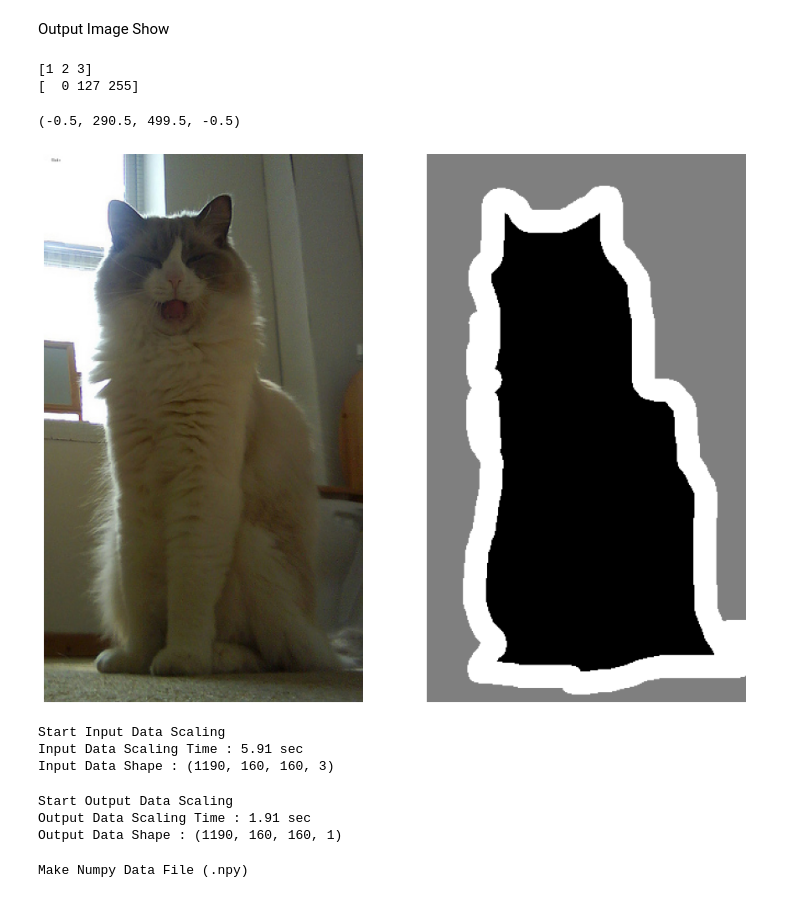
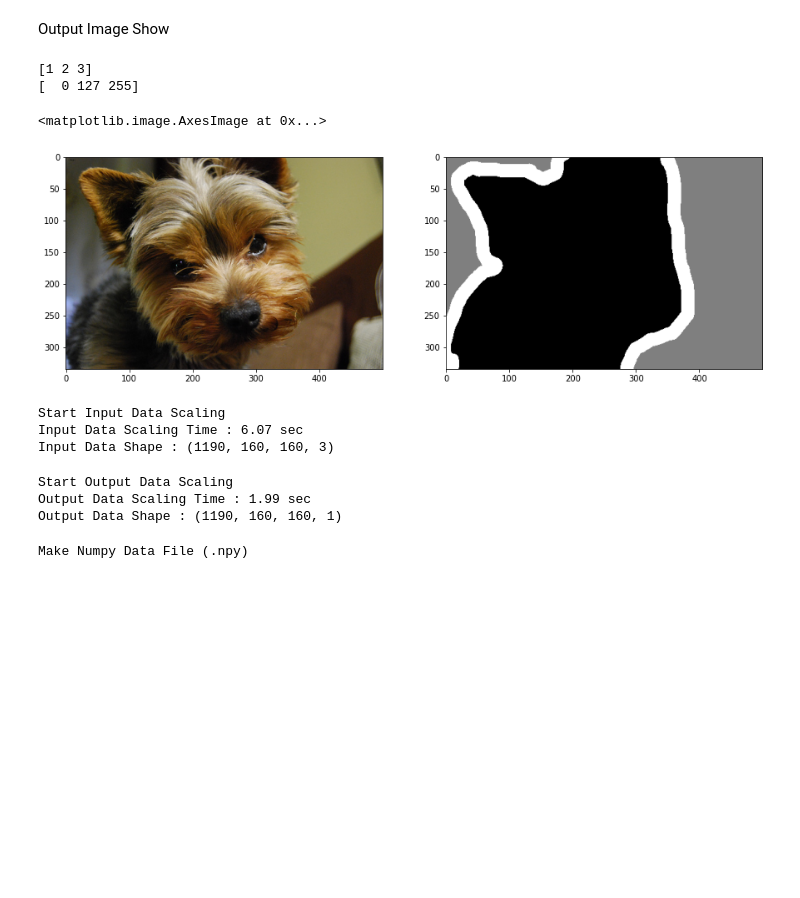
Before and after one commit to midnightripper/IDEC-Image-Segmentation, a Jupyter notebook: 01-MakeDataset.ipynb, the cells around one changed output. Cells and saved outputs as stored; diff of their text form; code cells hidden in the pictures; blank space fills up the shorter version.

```diff
--- a/01-MakeDataset.ipynb
+++ b/01-MakeDataset.ipynb
@@ -61,34 +61,34 @@ Sample Path : /content/drive/MyDrive/IDEC/pet-1990/trimaps/Ragdoll_1.png
 # %% [markdown]
 Output Image Show
 # %%
-which = 28
+which = 1154
 img = load_img(target_path[which])
 
 # Conver PIL Image to Numpy Matrix
 #np.set_printoptions(threshold=np.inf)
 #print(np.asarray(img))
 print(np.unique(np.asarray(img)))
 
 img = autocontrast(img)
 print(np.unique(np.asarray(img)))
 
 # Sample Image
 fig, spot = plt.subplots(1,2,figsize=(15,20))
 spot[0].imshow(Image.open(img_path[which]))
-spot[0].axis('off')
+#spot[0].axis('off')
 
 #spot[1].imshow(Image.open(target_path[which]))
 spot[1].imshow(autocontrast(load_img(target_path[which])))
-spot[1].axis('off')
+#spot[1].axis('off')
 
 ## 0   : Object
 ## 127 : Background
 ## 255 : Edge
 # %% [output]
 [1 2 3]
 [  0 127 255]
-(-0.5, 290.5, 499.5, -0.5)
+<matplotlib.image.AxesImage at 0x...>
-[figure, old version]
+[figure, new version]
 # %%
 #  Input Image Scaling
 if DATA_MODE:
@@ -103,11 +103,11 @@ if DATA_MODE:
 
     end = time()
 
-print("Input Data Scaling Time : {:.2f} sec".format(end-begin))
-print("Input Data Shape :", X_data.shape)
+    print("Input Data Scaling Time : {:.2f} sec".format(end-begin))
+    print("Input Data Shape :", X_data.shape)
 # %% [output]
 Start Input Data Scaling
-Input Data Scaling Time : 5.91 sec
+Input Data Scaling Time : 6.07 sec
 Input Data Shape : (1190, 160, 160, 3)
 # %%
 # Output Image Scaling
@@ -124,11 +124,11 @@ if DATA_MODE:
 
     end = time()
 
-print("Output Data Scaling Time : {:.2f} sec".format(end-begin))
-print("Output Data Shape :", Y_data.shape)
+    print("Output Data Scaling Time : {:.2f} sec".format(end-begin))
+    print("Output Data Shape :", Y_data.shape)
 # %% [output]
 Start Output Data Scaling
-Output Data Scaling Time : 1.91 sec
+Output Data Scaling Time : 1.99 sec
 Output Data Shape : (1190, 160, 160, 1)
 # %%
 # Numpy Data
```
Also changed, not shown: parts of 2 cells of this notebook.
